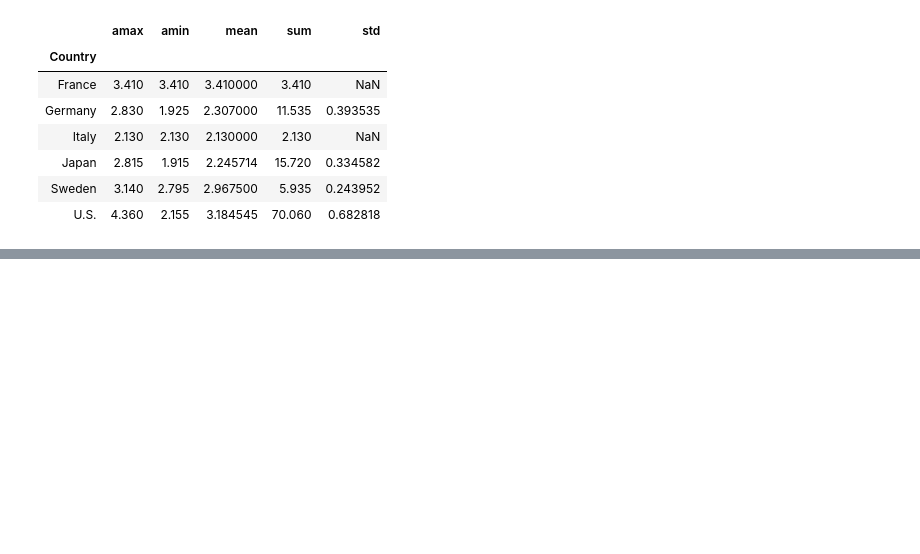
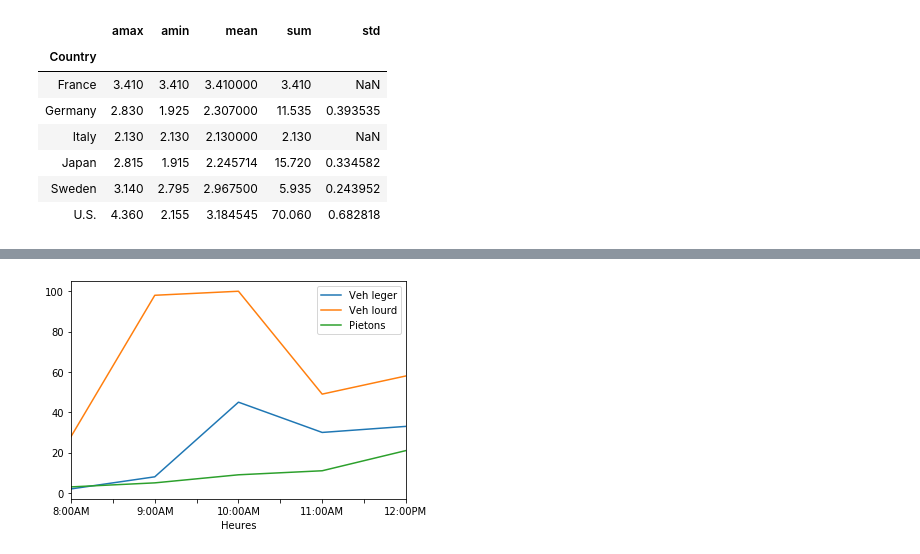
Before and after one commit to christinevaluc/faps, a Jupyter notebook: pandas-tutoriel.ipynb, the cells around one changed output, grey strips where cells are left out. Saved outputs shown, nothing was run; the diff lists cells and outputs as text; code cells hidden in the pictures; blank space fills up the shorter version.

```diff
--- a/pandas-tutoriel.ipynb
+++ b/pandas-tutoriel.ipynb
@@ -442,0 +532,10 @@ import matplotlib as plt
+# %%
+ax = plt.gca()
+df.plot(kind='line', x='Heures', y='Veh leger', ax= ax)
+df.plot(kind='line', x='Heures', y='Veh lourd', ax= ax)
+df.plot(kind='line', x='Heures', y='Pietons', ax= ax)
+
+
+plt.show()
+# %% [output]
+[figure, added]
```
Also changed, not shown: parts of 32 cells of this notebook.
